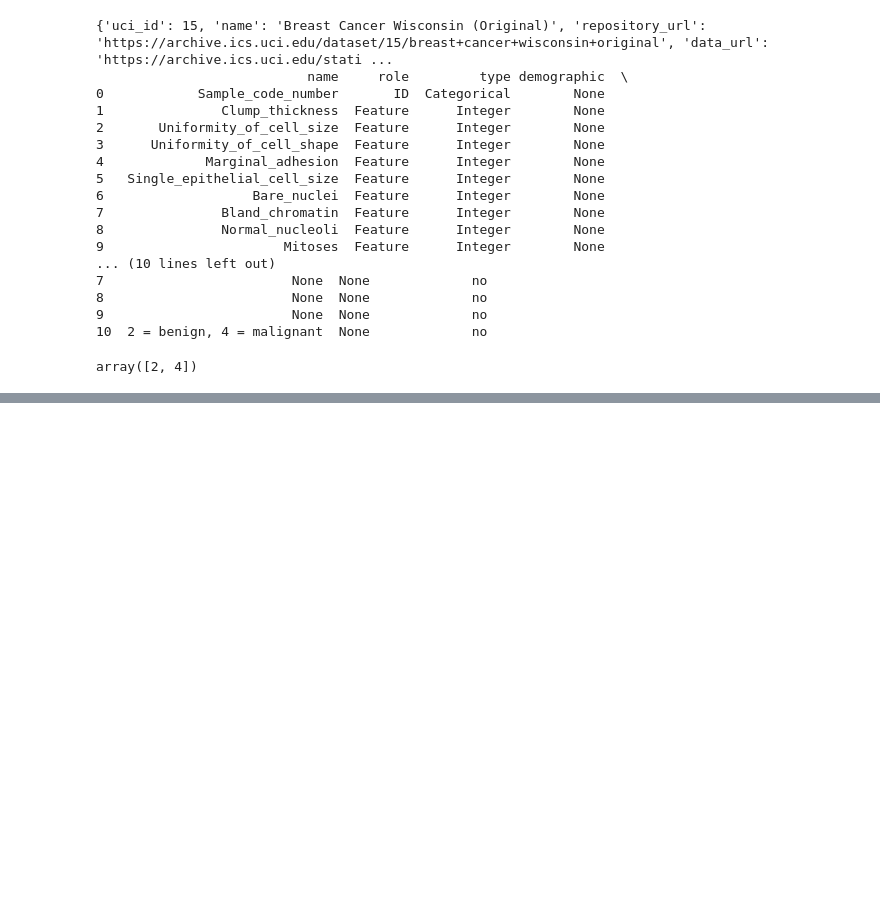
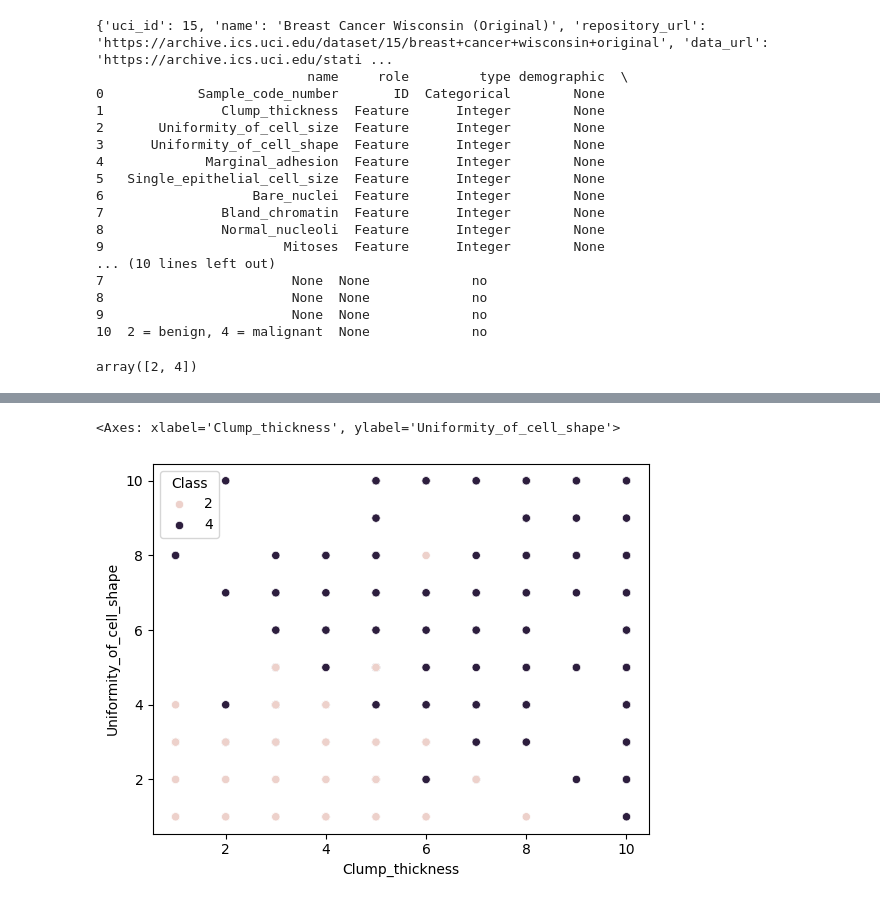
Before and after one commit to pankajkumar8709/Machine-Learning-projects, a Jupyter notebook: SVM.ipynb, the cells around one changed output, grey strips where cells are left out. Saved outputs shown, nothing was run; the diff lists cells and outputs as text; code cells hidden in the pictures; blank space fills up the shorter version.

```diff
--- a/SVM.ipynb
+++ b/SVM.ipynb
@@ -130,2 +135,7 @@ from sklearn.metrics import classification_report,accuracy_score,confusion_matri
+# %%
+sns.scatterplot(X,x=X['Clump_thickness'],y=X['Uniformity_of_cell_shape'],hue=y['Class'])
+# %% [output]
+<Axes: xlabel='Clump_thickness', ylabel='Uniformity_of_cell_shape'>
+[figure, added]
 # %%
 sns.scatterplot(X,x=X['Clump_thickness'],y=X['Uniformity_of_cell_size'],hue=y['Class'])
```
Also changed, not shown: parts of 7 cells of this notebook.
